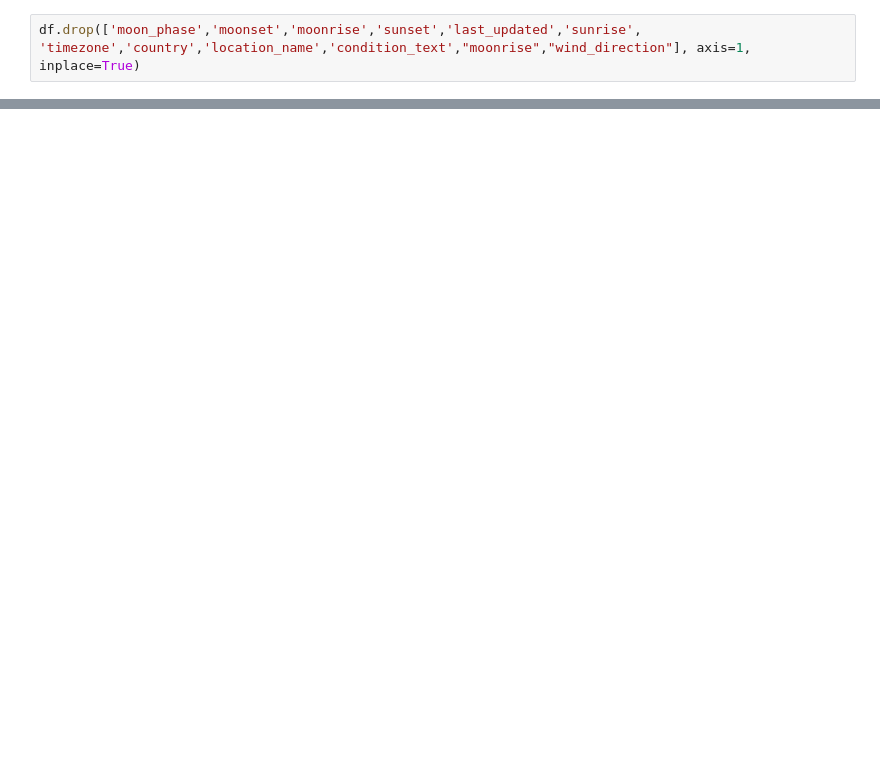
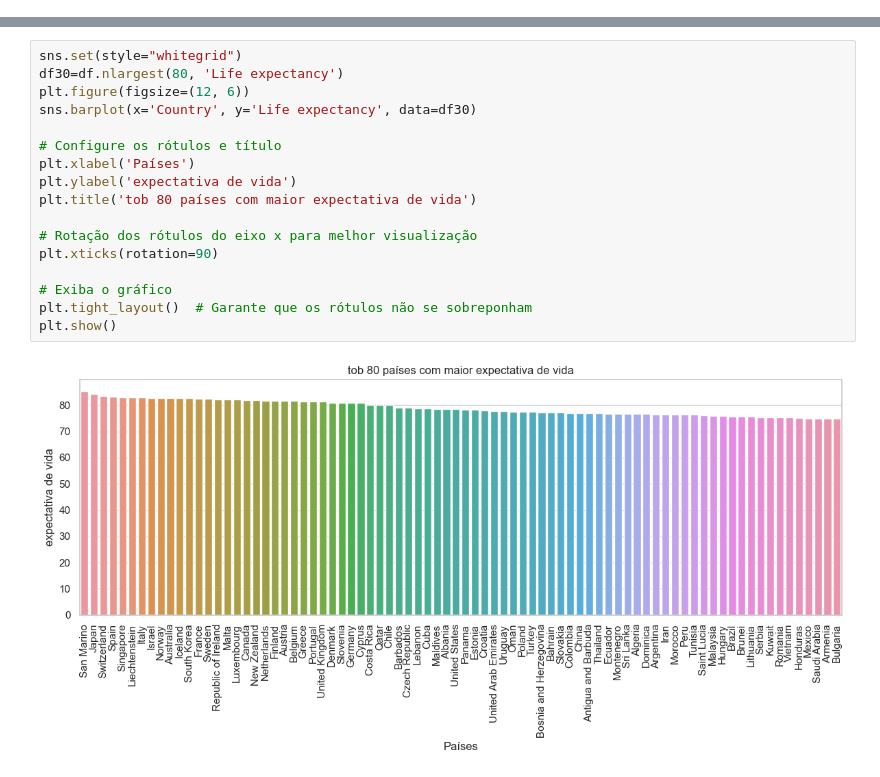
Before and after one commit to LuccaSantiagoDev/AI_6_Semestre, a Jupyter notebook: tarefa 1/EDA.ipynb, the cells around one changed output, grey strips where cells are left out. Saved outputs shown, nothing was run; the diff lists cells and outputs as text; blank space fills up the shorter version.

```diff
--- a/tarefa 1/EDA.ipynb
+++ b/tarefa 1/EDA.ipynb
@@ -94,2 +90,0 @@ $0.43
-# %%
-df.drop(['moon_phase','moonset','moonrise','sunset','last_updated','sunrise', 'timezone','country','location_name','condition_text',"moonrise","wind_direction"], axis=1, inplace=True)
@@ -101,0 +114,19 @@ sns.heatmap(df.corr())
+# %%
+sns.set(style="whitegrid")
+df30=df.nlargest(80, 'Life expectancy')
+plt.figure(figsize=(12, 6))
+sns.barplot(x='Country', y='Life expectancy', data=df30)
+
+# Configure os rótulos e título
+plt.xlabel('Países')
+plt.ylabel('expectativa de vida')
+plt.title('tob 80 países com maior expectativa de vida')
+
+# Rotação dos rótulos do eixo x para melhor visualização
+plt.xticks(rotation=90)
+
+# Exiba o gráfico
+plt.tight_layout()  # Garante que os rótulos não se sobreponham
+plt.show()
+# %% [output]
+[figure, added]
```
Also changed, not shown: parts of 19 cells of this notebook.
